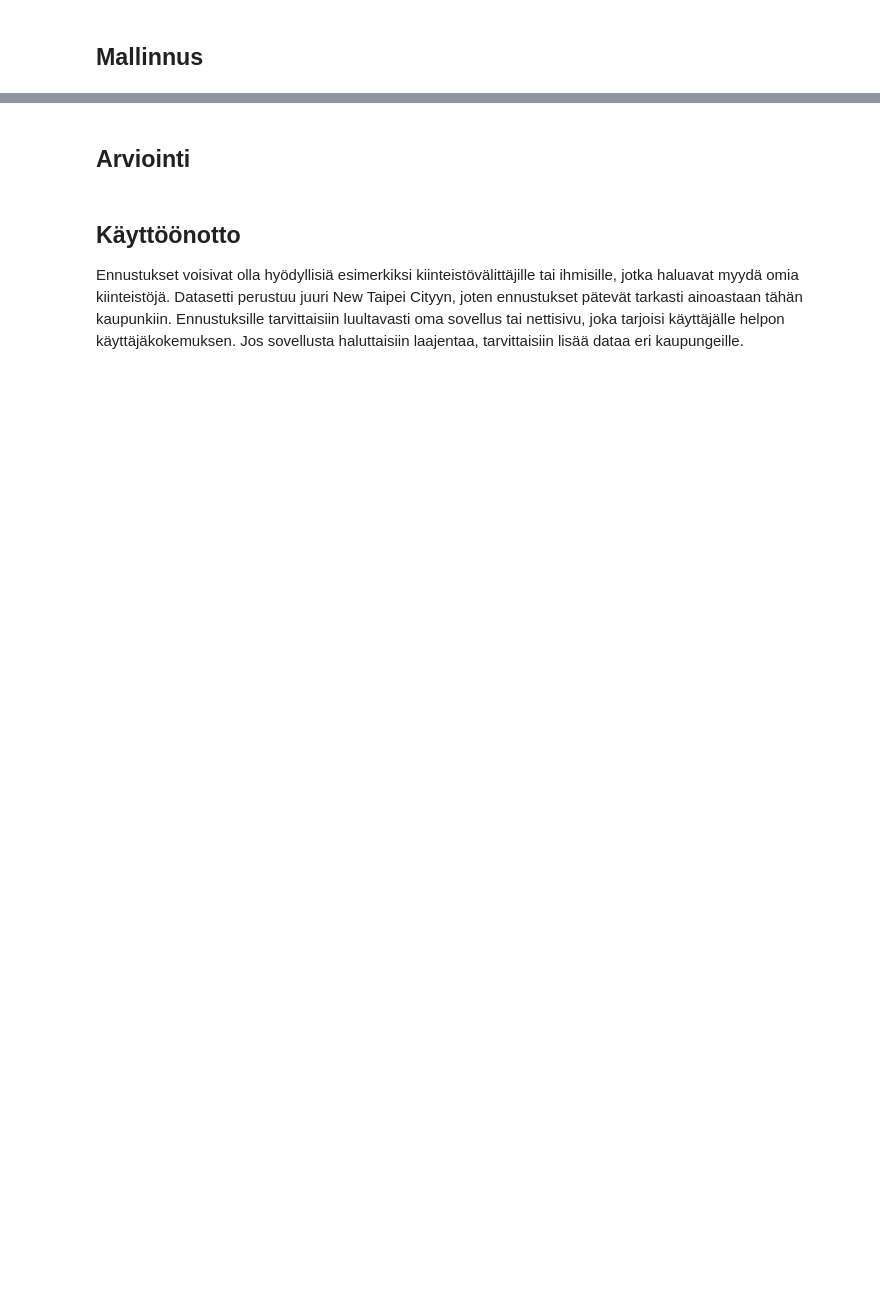
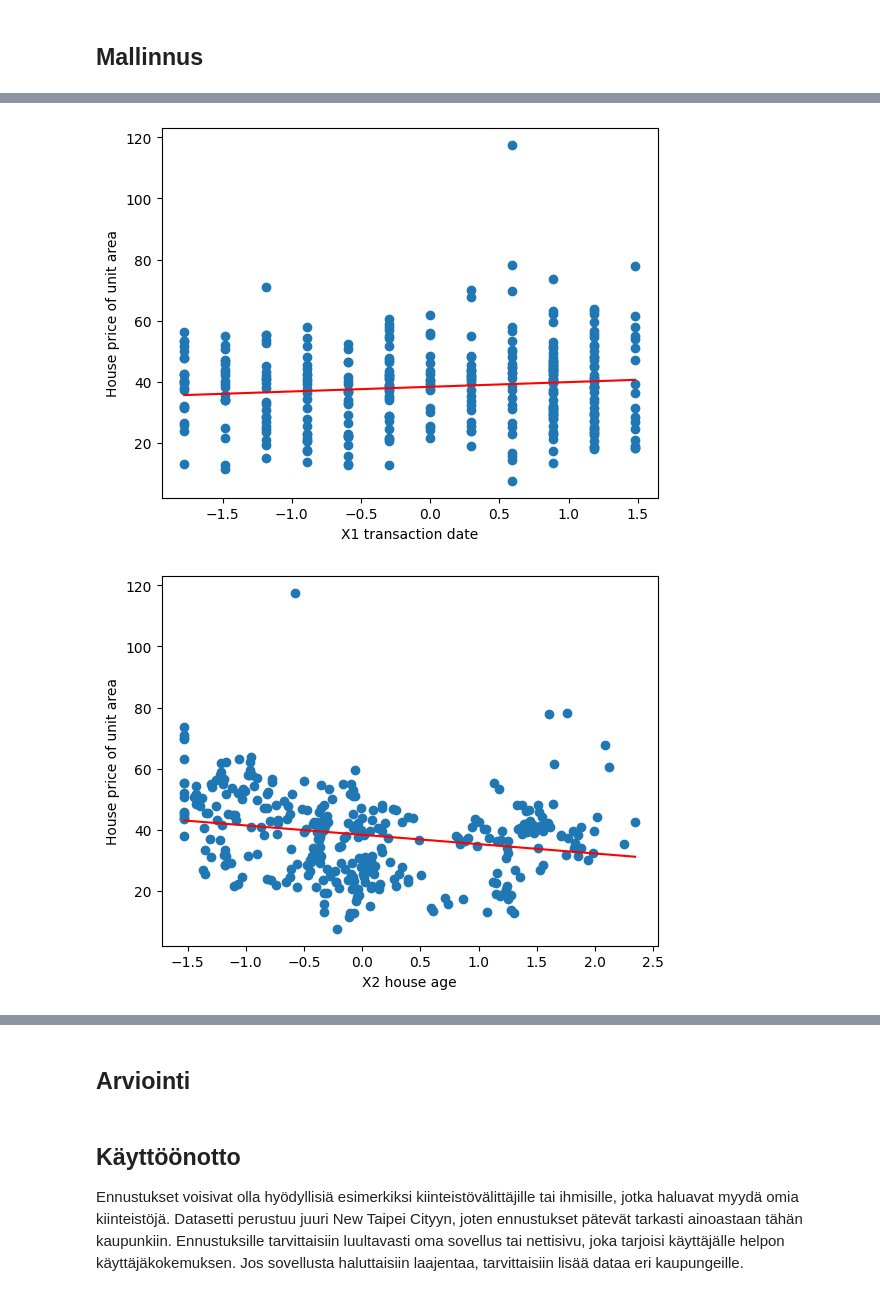
Before and after one commit to kassu11/machine-learning-AMK, a Jupyter notebook: Linear_and_Logistic_Regression/Linear_and_logistic_regression.ipynb, the cells around one changed output, grey strips where cells are left out. Cells and saved outputs as stored; diff of their text form; code cells hidden in the pictures; blank space fills up the shorter version.

```diff
--- a/Linear_and_Logistic_Regression/Linear_and_logistic_regression.ipynb
+++ b/Linear_and_Logistic_Regression/Linear_and_logistic_regression.ipynb
@@ -80,0 +105,15 @@ X.head()
+# %%
+from matplotlib import pyplot as plt
+i = 0
+for feature in X_train.columns:
+    plt.scatter(X_train[feature], y_train)
+    xs = np.linspace(min(X_train[feature]), max(X_train[feature]), 331)
+    ys = beta0 + beta1[0][i] * xs
+    i += 1
+    plt.plot(xs, ys, color='red')
+    plt.xlabel(feature)
+    plt.ylabel('House price of unit area')
+    plt.show()
+# %% [output]
+[figure, added]
+[figure, added]
```
Also changed, not shown: parts of 8 cells of this notebook.
